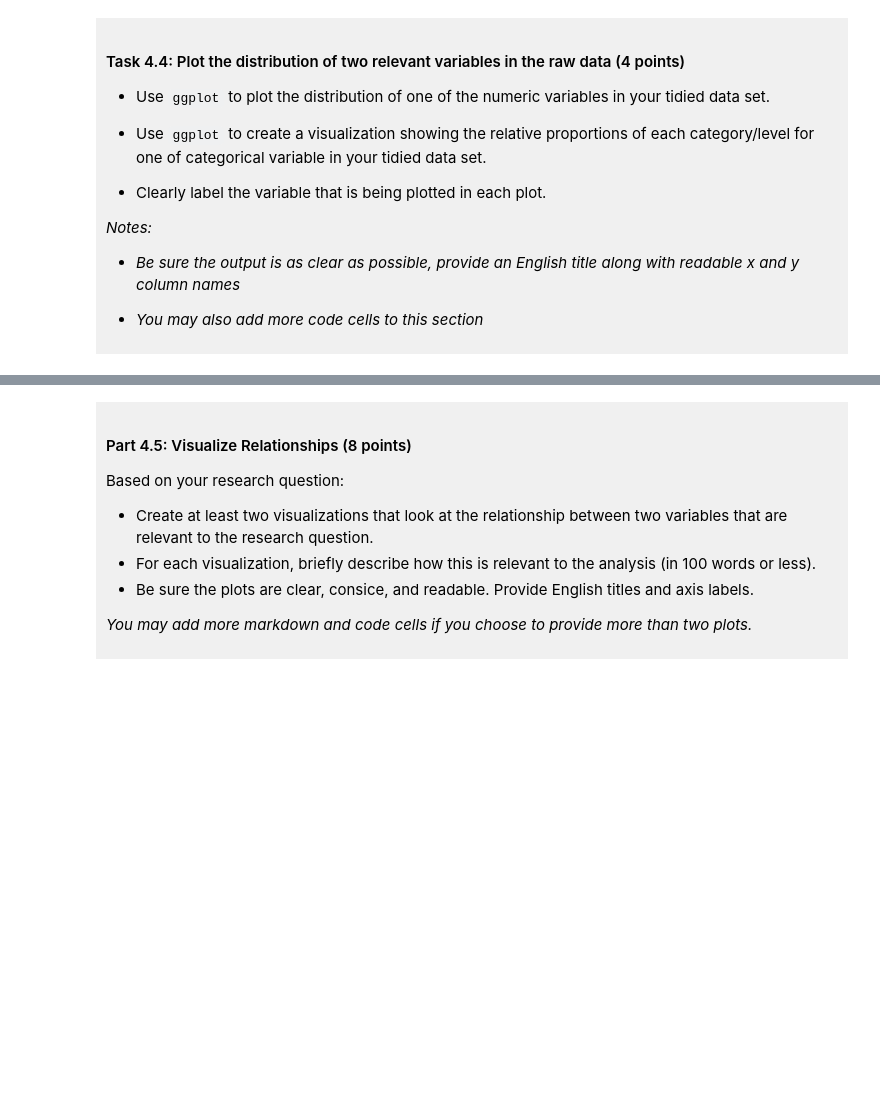
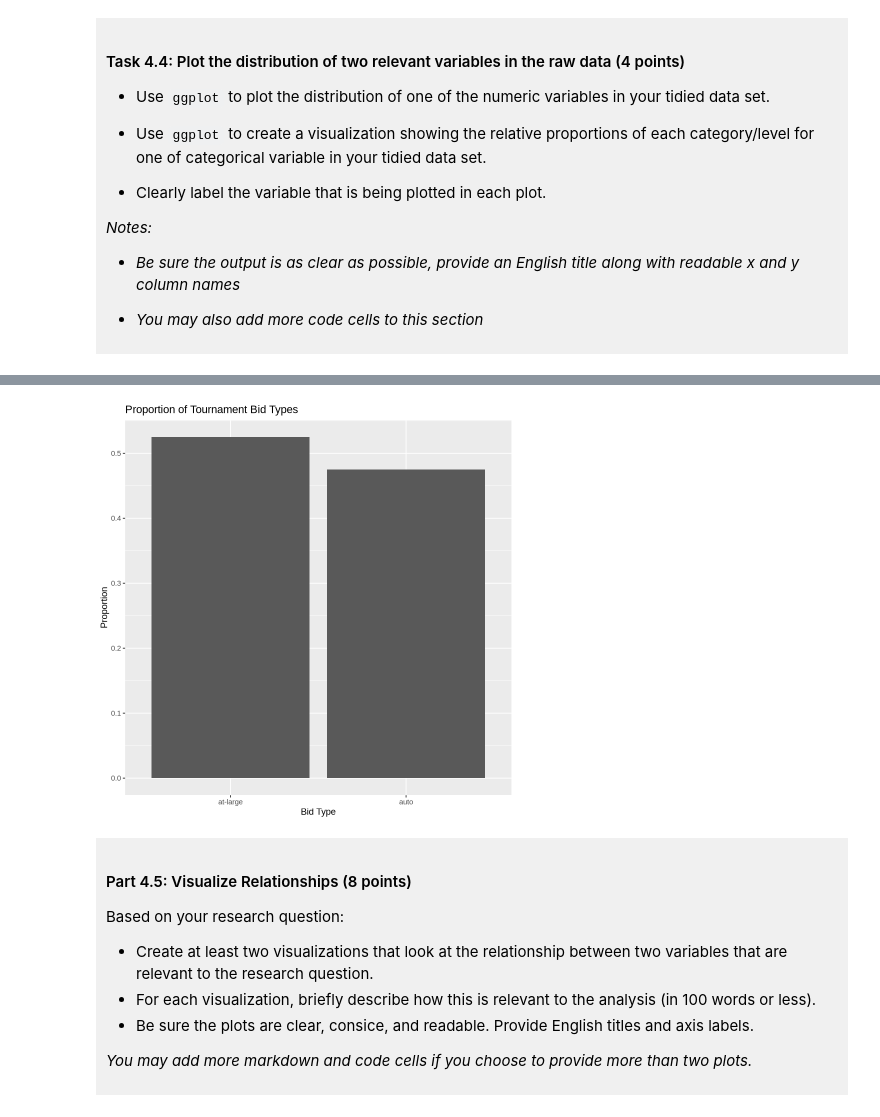
Before and after one commit to jn20061227-collab/DSCI-100-Project, a Jupyter notebook: dsci-100-project-notebook.ipynb, the cells around one changed output, grey strips where cells are left out. Cells and saved outputs as stored; diff of their text form; code cells hidden in the pictures; blank space fills up the shorter version.

```diff
--- a/dsci-100-project-notebook.ipynb
+++ b/dsci-100-project-notebook.ipynb
@@ -301,5 +366,14 @@ You will refine your research question (if needed) and produce a tidy data set.
 # %%
-### EDIT THIS CODE CELL FOR PLOT 2 ###
+
+ggplot(march_tidy, aes(x = bid, y = after_stat(prop), group = 1)) +
+    geom_bar() +
+    labs(
+        title = "Proportion of Tournament Bid Types",
+        x = "Bid Type",
+        y = "Proportion"
+    )
+# %% [output]
+[figure, added]
 # %% [markdown]
 <div style="background-color: #f0f0f0; padding: 10px;">
 
```
Also changed, not shown: parts of 10 cells of this notebook.
